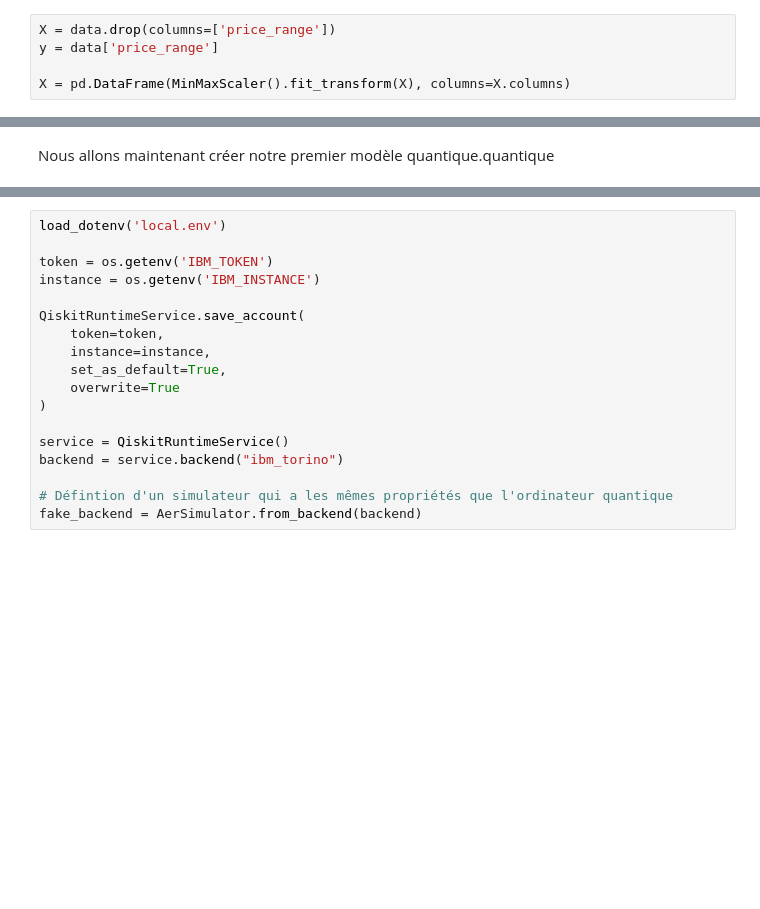
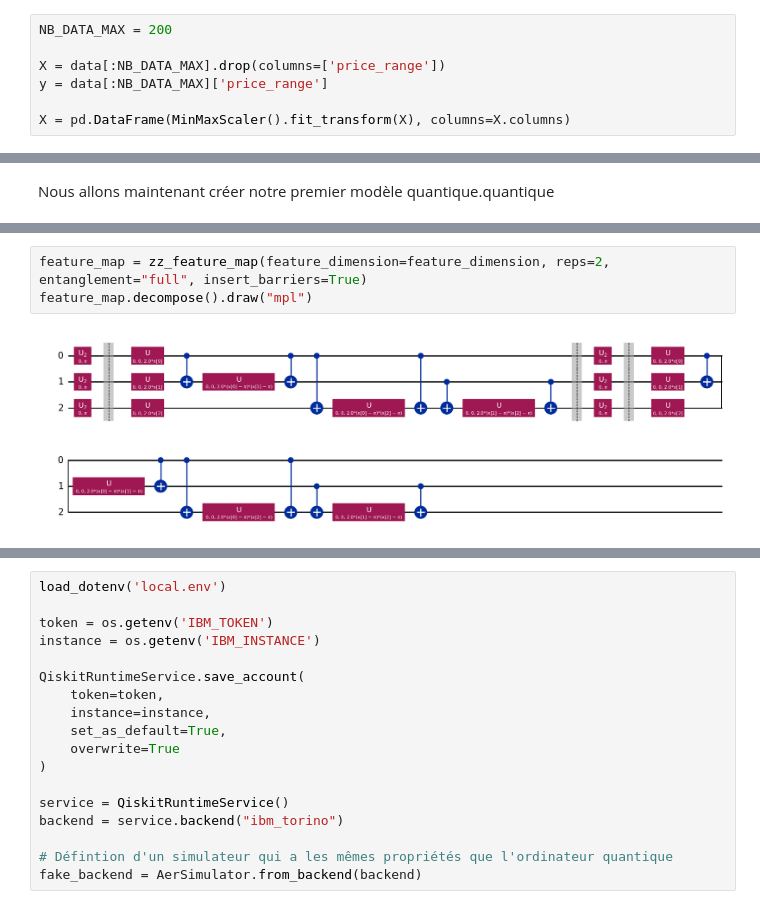
Before and after one commit to QuentinPrigent/MobilePrice, a Jupyter notebook: 05 - Noyau quantique.ipynb, the cells around one changed output, grey strips where cells are left out. Cells and saved outputs as stored; diff of their text form; blank space fills up the shorter version.

```diff
--- a/05 - Noyau quantique.ipynb
+++ b/05 - Noyau quantique.ipynb
@@ -91,5 +89,7 @@ En informatique quantique, il est préférable de normaliser les données avant
 # %%
-X = data.drop(columns=['price_range'])
-y = data['price_range']
+NB_DATA_MAX = 200
+
+X = data[:NB_DATA_MAX].drop(columns=['price_range'])
+y = data[:NB_DATA_MAX]['price_range']
 
 X = pd.DataFrame(MinMaxScaler().fit_transform(X), columns=X.columns)
@@ -118,0 +162,5 @@ $k(\vec{x_{i}}, \vec{x_{j}}) = \langle f(\vec{x_{i}}) \lvert f(\vec{x_{j}}) \ran
+# %%
+feature_map = zz_feature_map(feature_dimension=feature_dimension, reps=2, entanglement="full", insert_barriers=True)
+feature_map.decompose().draw("mpl")
+# %% [output]
+[figure, added]
```
Also changed, not shown: parts of 72 cells of this notebook.
